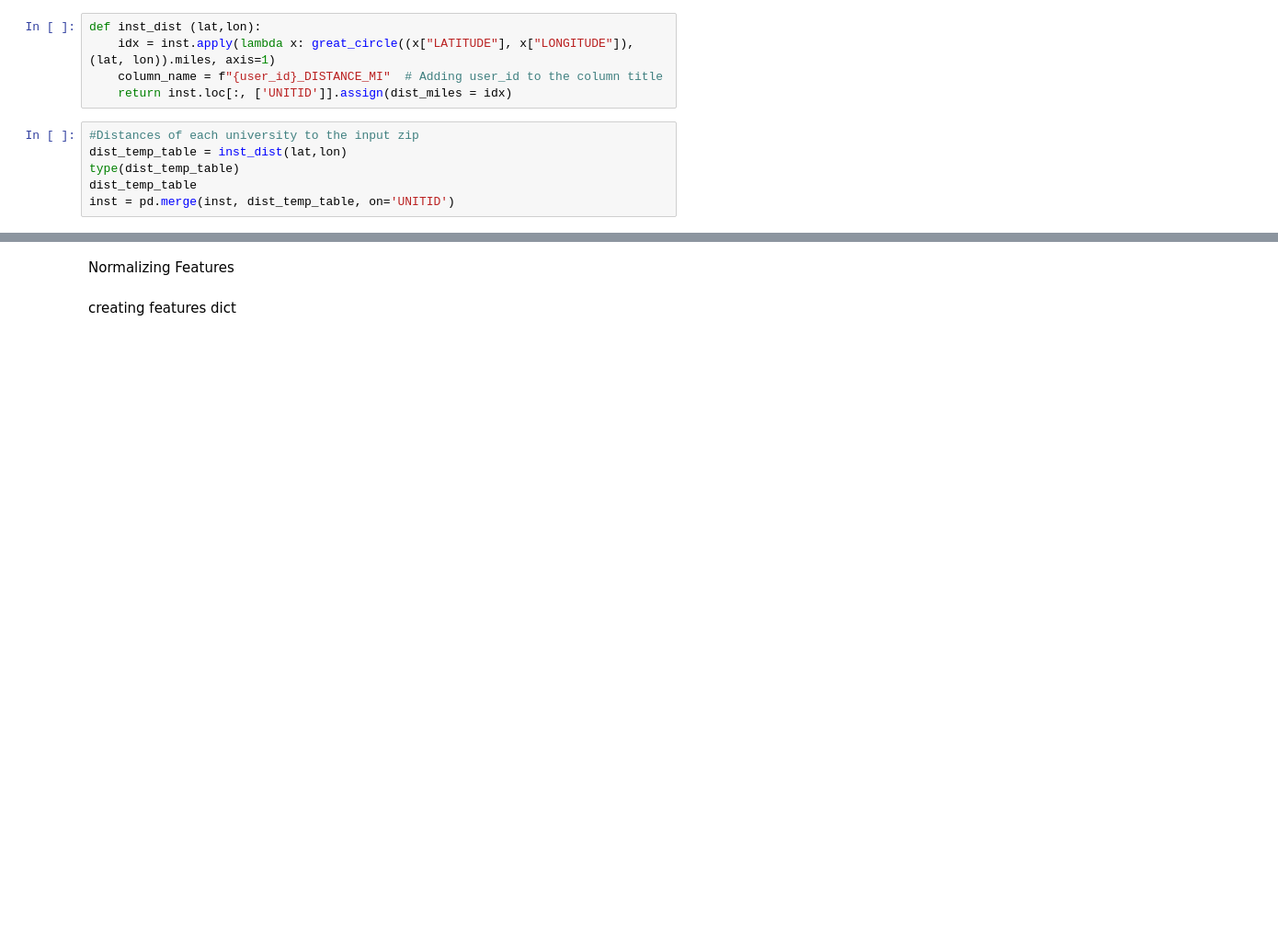
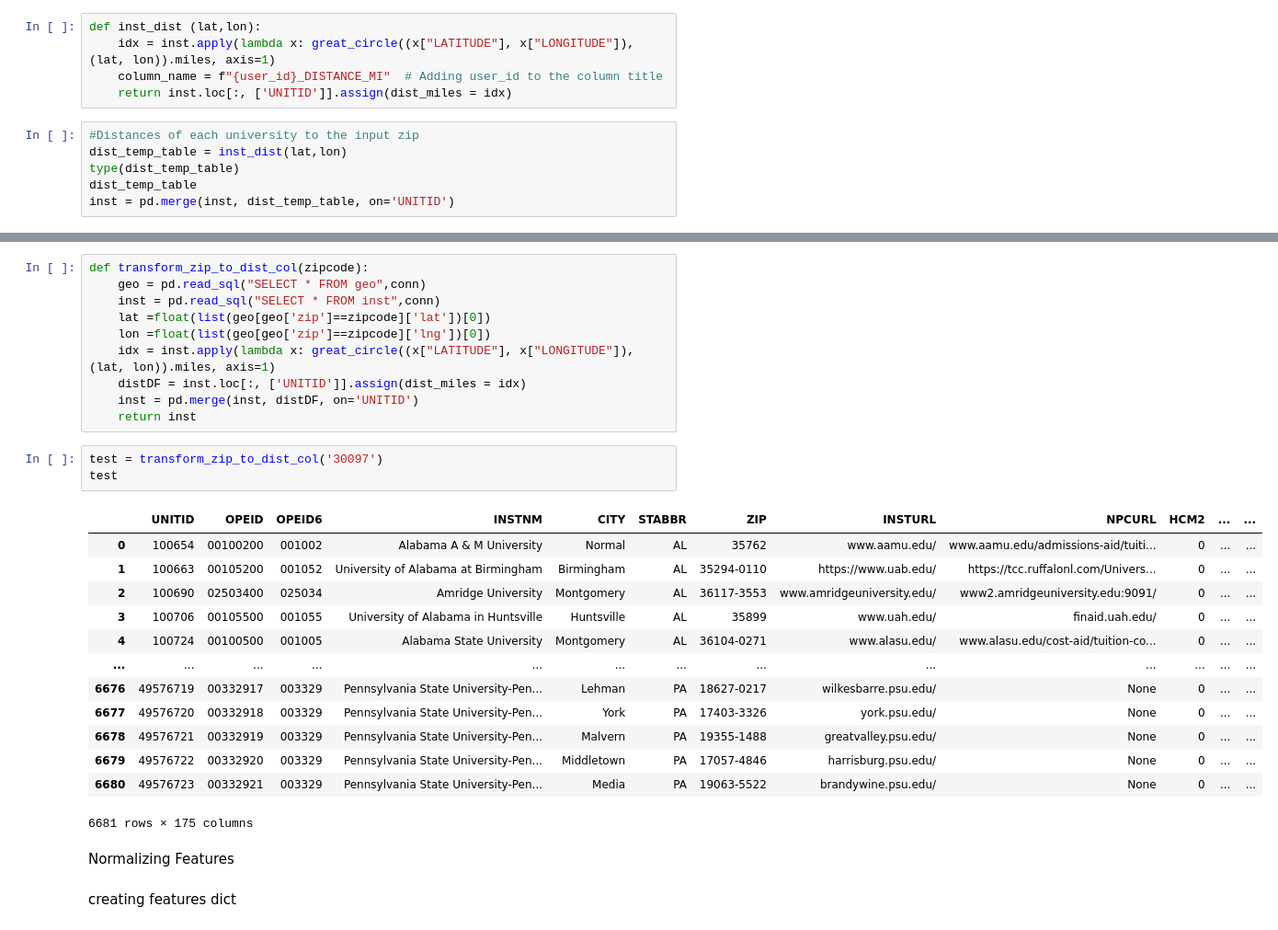
Before and after one commit to MaikKalil/CSE6242Project, a Jupyter notebook: Ranking Algorithm.ipynb, the cells around one changed output, grey strips where cells are left out. Shown: that part at 92% size. Drawn from its saved outputs; the diff is of its cells as text; blank space fills up the shorter version.

```diff
--- a/Ranking Algorithm.ipynb
+++ b/Ranking Algorithm.ipynb
@@ -167,3 +183,30 @@ inst = pd.merge(inst, dist_temp_table, on='UNITID')
+# %%
+def transform_zip_to_dist_col(zipcode):
+    geo = pd.read_sql("SELECT * FROM geo",conn)
+    inst = pd.read_sql("SELECT * FROM inst",conn)
+    lat =float(list(geo[geo['zip']==zipcode]['lat'])[0])
+    lon =float(list(geo[geo['zip']==zipcode]['lng'])[0])
+    idx = inst.apply(lambda x: great_circle((x["LATITUDE"], x["LONGITUDE"]), (lat, lon)).miles, axis=1)
+    distDF = inst.loc[:, ['UNITID']].assign(dist_miles = idx)
+    inst = pd.merge(inst, distDF, on='UNITID')
+    return inst
+# %%
+test = transform_zip_to_dist_col('30097')
+test
+# %% [output]
+|  | UNITID | OPEID | OPEID6 | INSTNM | CITY | STABBR | ZIP | INSTURL | NPCURL | HCM2 | ... | ... |
+| 0 | 100654 | 00100200 | 001002 | Alabama A & M University | Normal | AL | 35762 | www.aamu.edu/ | www.aamu.edu/admissions-aid/tuiti... | 0 | ... | ... |
+| 1 | 100663 | 00105200 | 001052 | University of Alabama at Birmingham | Birmingham | AL | 35294-0110 | https://www.uab.edu/ | https://tcc.ruffalonl.com/Univers... | 0 | ... | ... |
+| 2 | 100690 | 02503400 | 025034 | Amridge University | Montgomery | AL | 36117-3553 | www.amridgeuniversity.edu/ | www2.amridgeuniversity.edu:9091/ | 0 | ... | ... |
+| 3 | 100706 | 00105500 | 001055 | University of Alabama in Huntsville | Huntsville | AL | 35899 | www.uah.edu/ | finaid.uah.edu/ | 0 | ... | ... |
+| 4 | 100724 | 00100500 | 001005 | Alabama State University | Montgomery | AL | 36104-0271 | www.alasu.edu/ | www.alasu.edu/cost-aid/tuition-co... | 0 | ... | ... |
+| ... | ... | ... | ... | ... | ... | ... | ... | ... | ... | ... | ... | ... |
+| 6676 | 49576719 | 00332917 | 003329 | Pennsylvania State University-Pen... | Lehman | PA | 18627-0217 | wilkesbarre.psu.edu/ | None | 0 | ... | ... |
+| 6677 | 49576720 | 00332918 | 003329 | Pennsylvania State University-Pen... | York | PA | 17403-3326 | york.psu.edu/ | None | 0 | ... | ... |
+| 6678 | 49576721 | 00332919 | 003329 | Pennsylvania State University-Pen... | Malvern | PA | 19355-1488 | greatvalley.psu.edu/ | None | 0 | ... | ... |
+| 6679 | 49576722 | 00332920 | 003329 | Pennsylvania State University-Pen... | Middletown | PA | 17057-4846 | harrisburg.psu.edu/ | None | 0 | ... | ... |
+| 6680 | 49576723 | 00332921 | 003329 | Pennsylvania State University-Pen... | Media | PA | 19063-5522 | brandywine.psu.edu/ | None | 0 | ... | ... |
+6681 rows × 175 columns
 # %% [markdown]
 Normalizing Features
 # %% [markdown]
```
Also changed, not shown: parts of 4 cells of this notebook.
